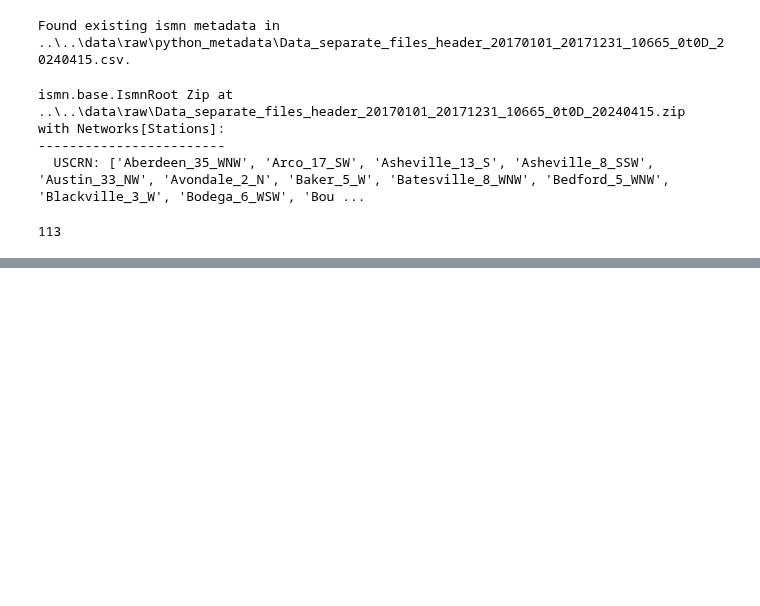
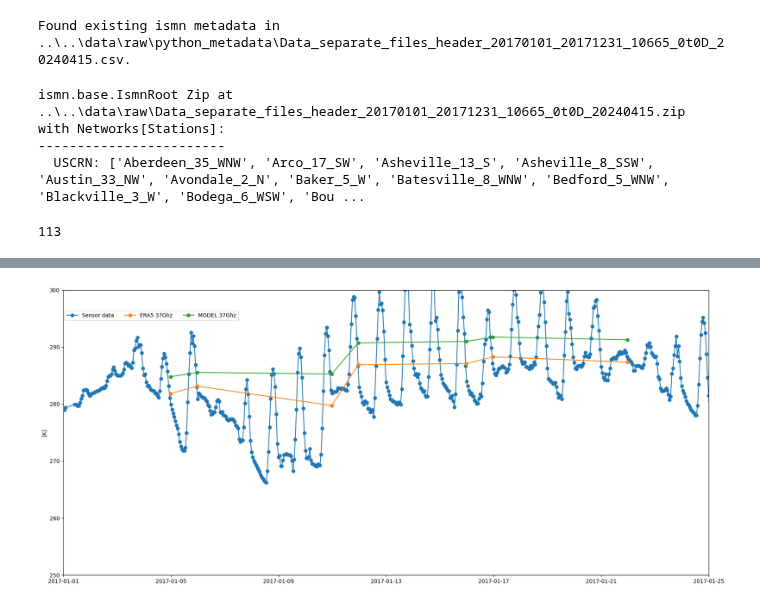
Before and after one commit to AndresTerrer/PMW_LST, a Jupyter notebook: notebooks/protopypes/Insitu_validation.ipynb, the cells around one changed output, grey strips where cells are left out. Drawn from its saved outputs; the diff is of its cells as text; code cells hidden in the pictures; blank space fills up the shorter version.

```diff
--- a/notebooks/protopypes/Insitu_validation.ipynb
+++ b/notebooks/protopypes/Insitu_validation.ipynb
@@ -50,7 +52,7 @@ Filenames in YYYYmmddTHHMMSS format:
 checkpoint.keras
 # %%
 # Load model
-model_datestring = "2024_05_29T114725"
+model_datestring = "2024_06_03T092350"
 model_path = os.path.join(models_folder, model_datestring) + ".keras"
 model = load_model(model_path)
 model.summary()
@@ -197,0 +179,8 @@ ValueError: index must be monotonic increasing or decreasing
+# %%
+# Testing with a single sensor
+sensor_data, sensor_coords = data_list[-7]
+
+# Convert the sensor data from ºC to K
+sensor_data["surface_temperature"] = sensor_data["surface_temperature"].apply(lambda x: x + 273.15)
+
+sensor_data
@@ -197,0 +254,10 @@ ValueError: index must be monotonic increasing or decreasing
+# %%
+# Transform the time from senconds since 2000-01-01T00:00:00 into a datetime object.
+from datetime import datetime, timedelta
+def get_datetime_from_secods(seconds):
+    reference_dt = datetime(2000,1,1,0,0,0)
+    return reference_dt + timedelta(seconds=seconds)
+
+sensor_df["time_18Ghz"] = sensor_df["time_18Ghz"].apply(lambda x : get_datetime_from_secods(x))
+sensor_df["time_37Ghz"] = sensor_df["time_37Ghz"].apply(lambda x : get_datetime_from_secods(x))
+sensor_df
@@ -197,0 +273,31 @@ ValueError: index must be monotonic increasing or decreasing
+# %%
+# Now we can plot both the sensor data and the predicted surtep, alongiside the ERA5 prediction:
+fig, ax = plt.subplots(1,1,figsize =(18,8))
+
+ax.plot(sensor_data["surface_temperature"], marker = "o", label = "Sensor data")
+
+# Both times are basically the same, so we could remove one from training as well.
+# ax.plot(sensor_df["time_18Ghz"], sensor_df["surtep_ERA5"], marker="*", label = "ERA5 18Ghz")
+# ax.plot(sensor_df["time_18Ghz"], sensor_df["surtep_MODEL"], marker="*", label = "MODEL 18Ghz")
+
+ax.plot(sensor_df["time_37Ghz"], sensor_df["surtep_ERA5"], marker="o", label = "ERA5 37Ghz")
+ax.plot(sensor_df["time_37Ghz"], sensor_df["surtep_MODEL"], marker="o", label = "MODEL 37Ghz")
+
+
+
+# Crop the image so it only shows the range where we have prdictions (localy from Jan1 to Jan 21)
+
+ax.set_xlim(
+    [datetime(2017,1,1),datetime(2017,1,25) ]
+)
+ax.set_ylim([
+    250, 300
+])
+
+ax.set_ylabel("[K]")
+
+fig.legend(loc = "upper left", ncol=3, borderaxespad=5)
+fig.tight_layout()
+fig.show()
+# %% [output]
+[figure, added]
```
Also changed, not shown: parts of 15 cells of this notebook, 1 other file.
